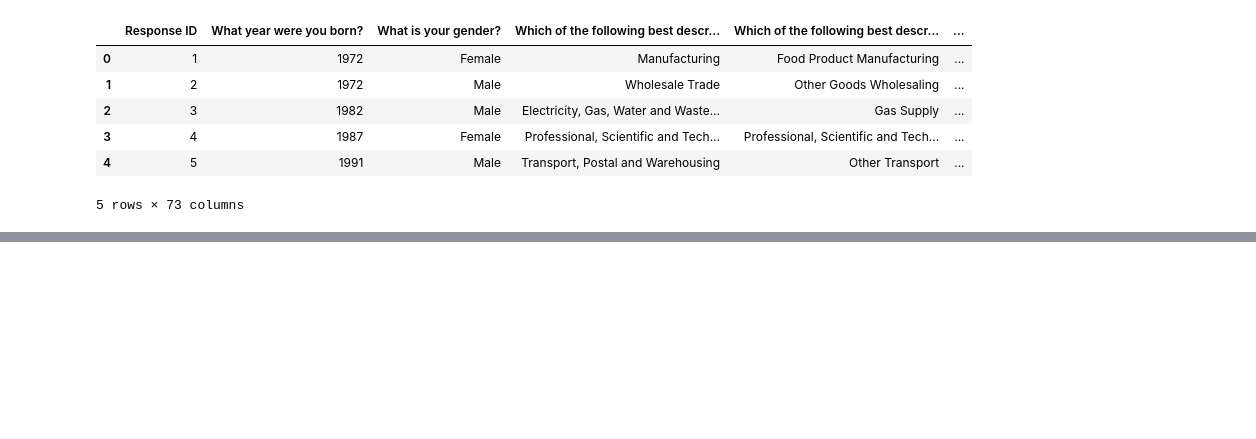
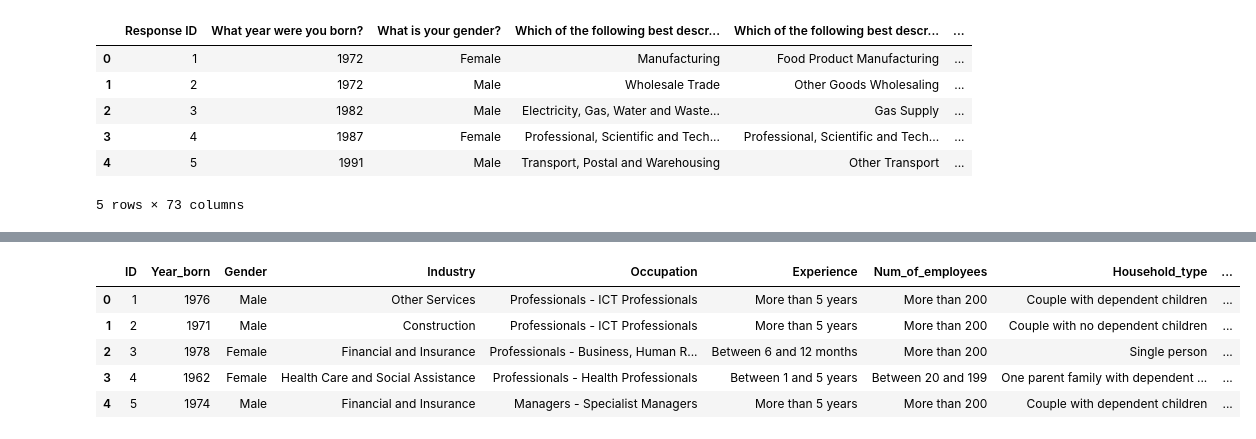
Before and after one commit to hthelander/Project-2, a Jupyter notebook: cleandata2020.ipynb, the cells around one changed output, grey strips where cells are left out. Saved outputs shown, nothing was run; the diff lists cells and outputs as text; code cells hidden in the pictures; blank space fills up the shorter version.

```diff
--- a/cleandata2020.ipynb
+++ b/cleandata2020.ipynb
@@ -54,0 +85,4 @@ cleandata2020_df
+# %%
+csv_file21 = "Resources/2021_rws.csv"
+data2021_df = pd.read_csv(csv_file21)
+data2021_df.head()
@@ -54,0 +120,25 @@ cleandata2020_df
+# %%
+newdata2021_df = data2021_df.rename(columns={'Response ID':'ID', 'What year were you born?  ':'Year_born', 'What is your gender?  ':'Gender',
+       'How long have you been in your current job?  If you have more than one job, please answer all questions for your main job.  ':'Experience',
+       'Which of the following best describes your industry?  ':'Industry',
+       'Which of the following best describes your current occupation?  ':'Occupation',
+       'How many people are currently employed by your organisation?   ':'Num_of_employees',
+       'Which of the following best describes your household?  ':'Household_type',
+       'Metro or Regional':'Proximity','Thinking about your current job, how much of your work time did you spend working remotely in the last quarter of last year?   This means October-December 2020  If you work a 5 day week, each day of remote working equals 20% of your time.  ':'Remote_work_last_quarter',
+                                             'How much of your work time would you have preferred to work remotely during the last quarter of last year?   This means October-December 2020  If you work a 5 day week, each day of remote working equals 20% of your time.  ':'Last_quarter_remote_preference',
+                                             'Thinking about your current job, how much of your work time have you spent working remotely this year?  If you work a 5 day week, each day of remote working equals 20% of your time.  ':'Remote_work_last_year',
+                                             'How much of your work time would you have preferred to work remotely so far this year?  If you work a 5 day week, each day of remote working equals 20% of your time.  ':'Last_year_remote_preference',
+                                             'Imagine that COVID-19 is cured or eradicated.   Going forward, how much of your work time would you prefer to work remotely?  If you work a 5 day week, each day of remote working equals 20% of your time.  ':'Future_remote_preference',
+       'Thinking about your current job, how much of your work time did you spend working remotely in the last quarter of last year?   This means October-December 2020  If you work a 5 day week, each day of remote working equals 20% of your time.  ':'Remote_work_last_quarter',
+                                             'This question is about your productivity. Productivity means what you produce for each hour that you work. It includes the amount of work you achieve each hour, and the quality of your work each hour.    Please compare your productivity when you work remotely to when you work at your employer’s workplace.    Roughly how productive are you, each hour, when you work remotely?  ':'Productivity'})
+# %%
+cleandata2021_df = newdata2021_df[['ID','Year_born','Gender','Industry','Occupation','Experience','Num_of_employees','Household_type','Proximity','Remote_work_last_year','Remote_work_last_quarter', 'Last_year_remote_preference', 'Last_quarter_remote_preference','Future_remote_preference','Productivity',
+                                 ]]
+cleandata2021_df.head()
+# %% [output]
+|  | ID | Year_born | Gender | Industry | Occupation | Experience | Num_of_employees | Household_type | ... |
+| 0 | 1 | 1976 | Male | Other Services | Professionals - ICT Professionals | More than 5 years | More than 200 | Couple with dependent children | ... |
+| 1 | 2 | 1971 | Male | Construction | Professionals - ICT Professionals | More than 5 years | More than 200 | Couple with no dependent children | ... |
+| 2 | 3 | 1978 | Female | Financial and Insurance | Professionals - Business, Human R... | Between 6 and 12 months | More than 200 | Single person | ... |
+| 3 | 4 | 1962 | Female | Health Care and Social Assistance | Professionals - Health Professionals | Between 1 and 5 years | Between 20 and 199 | One parent family with dependent ... | ... |
+| 4 | 5 | 1974 | Male | Financial and Insurance | Managers - Specialist Managers | More than 5 years | More than 200 | Couple with dependent children | ... |
```
Also changed, not shown: parts of 15 cells of this notebook, 9 other files.
